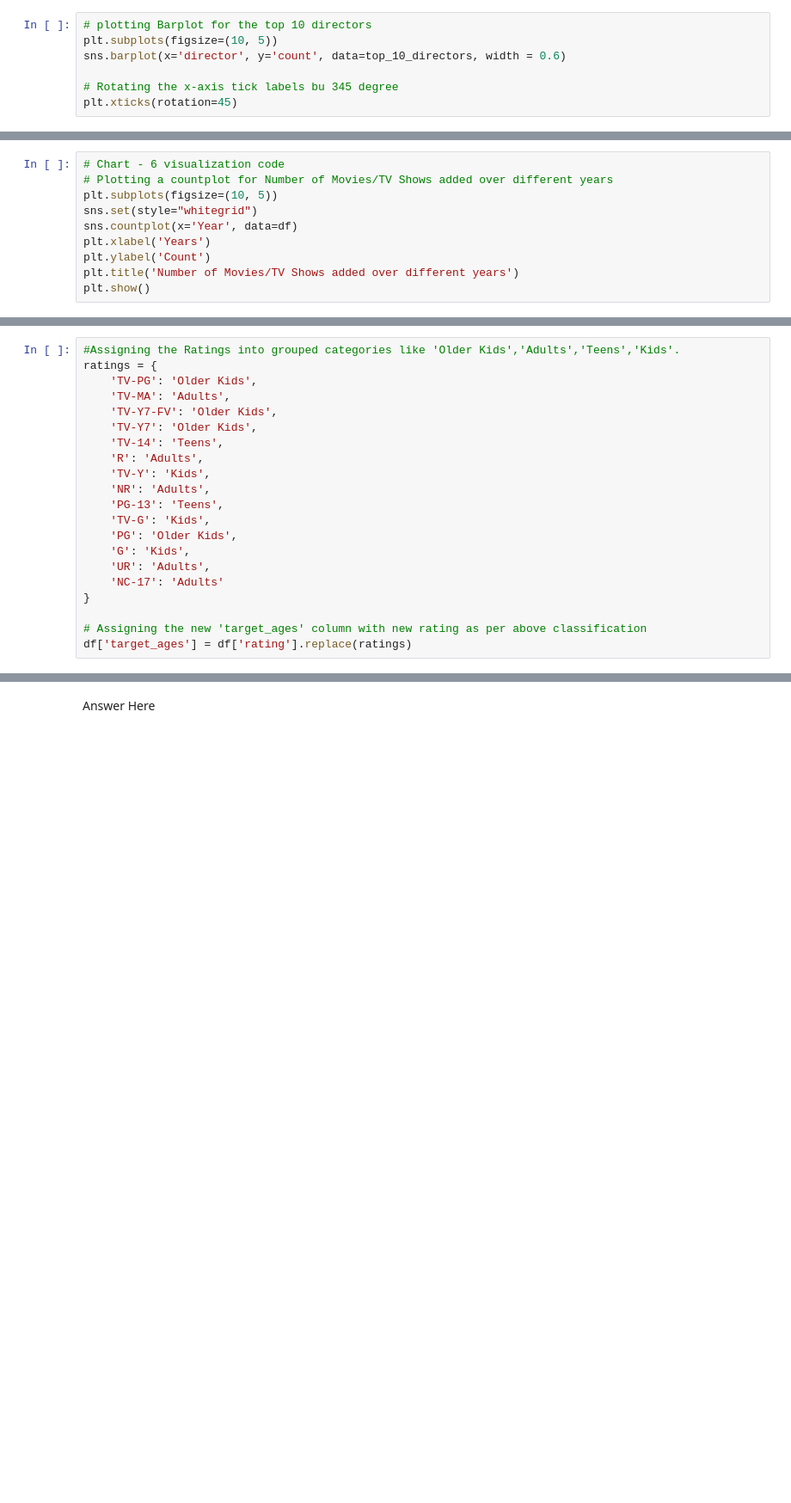
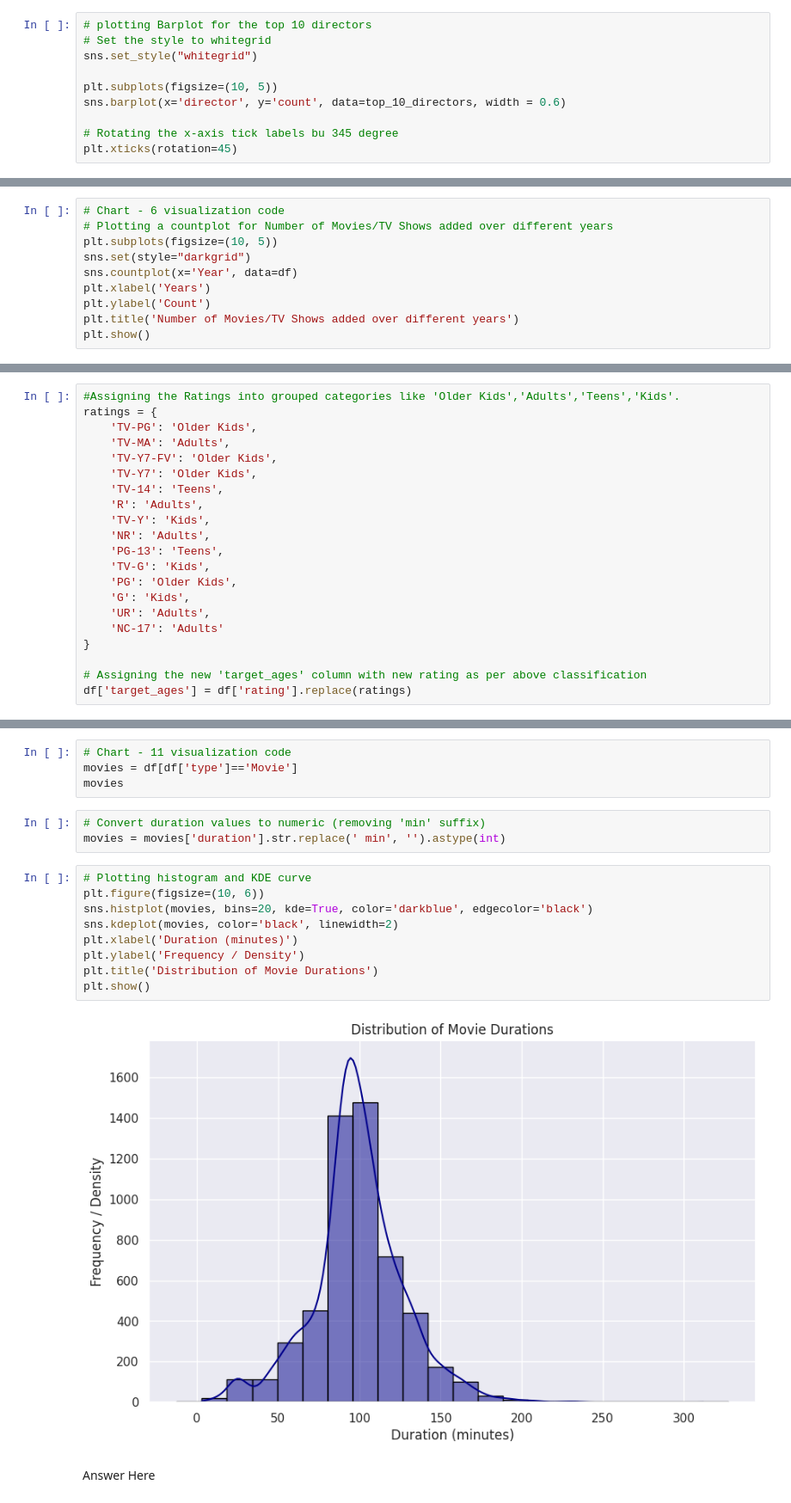
Before and after one commit to vedanttule134/Netflix-Movies-And-TV-Shows-Clustering, a Jupyter notebook: Netflix_Movies_And_TV_Shows_Clustering.ipynb, the cells around one changed output, grey strips where cells are left out. Shown: that part at 86% size. Cells and saved outputs as stored; diff of their text form; blank space fills up the shorter version.

```diff
--- a/Netflix_Movies_And_TV_Shows_Clustering.ipynb
+++ b/Netflix_Movies_And_TV_Shows_Clustering.ipynb
@@ -361,6 +324,9 @@ top_10_directors = top_10_directors.reset_index()
 top_10_directors.columns = ['director', 'count']
 # %%
 # plotting Barplot for the top 10 directors
+# Set the style to whitegrid
+sns.set_style("whitegrid")
+
 plt.subplots(figsize=(10, 5))
 sns.barplot(x='director', y='count', data=top_10_directors, width = 0.6)
 
@@ -440,7 +444,7 @@ Answer Here
 # Chart - 6 visualization code
 # Plotting a countplot for Number of Movies/TV Shows added over different years
 plt.subplots(figsize=(10, 5))
-sns.set(style="whitegrid")
+sns.set(style="darkgrid")
 sns.countplot(x='Year', data=df)
 plt.xlabel('Years')
 plt.ylabel('Count')
@@ -576,2 +600,20 @@ Answer Here.
+# %%
+# Chart - 11 visualization code
+movies = df[df['type']=='Movie']
+movies
+# %%
+# Convert duration values to numeric (removing 'min' suffix)
+movies = movies['duration'].str.replace(' min', '').astype(int)
+# %%
+# Plotting histogram and KDE curve
+plt.figure(figsize=(10, 6))
+sns.histplot(movies, bins=20, kde=True, color='darkblue', edgecolor='black')
+sns.kdeplot(movies, color='black', linewidth=2)
+plt.xlabel('Duration (minutes)')
+plt.ylabel('Frequency / Density')
+plt.title('Distribution of Movie Durations')
+plt.show()
+# %% [output]
+[figure, added]
 # %% [markdown]
 Answer Here
```
Also changed, not shown: parts of 104 cells of this notebook.
